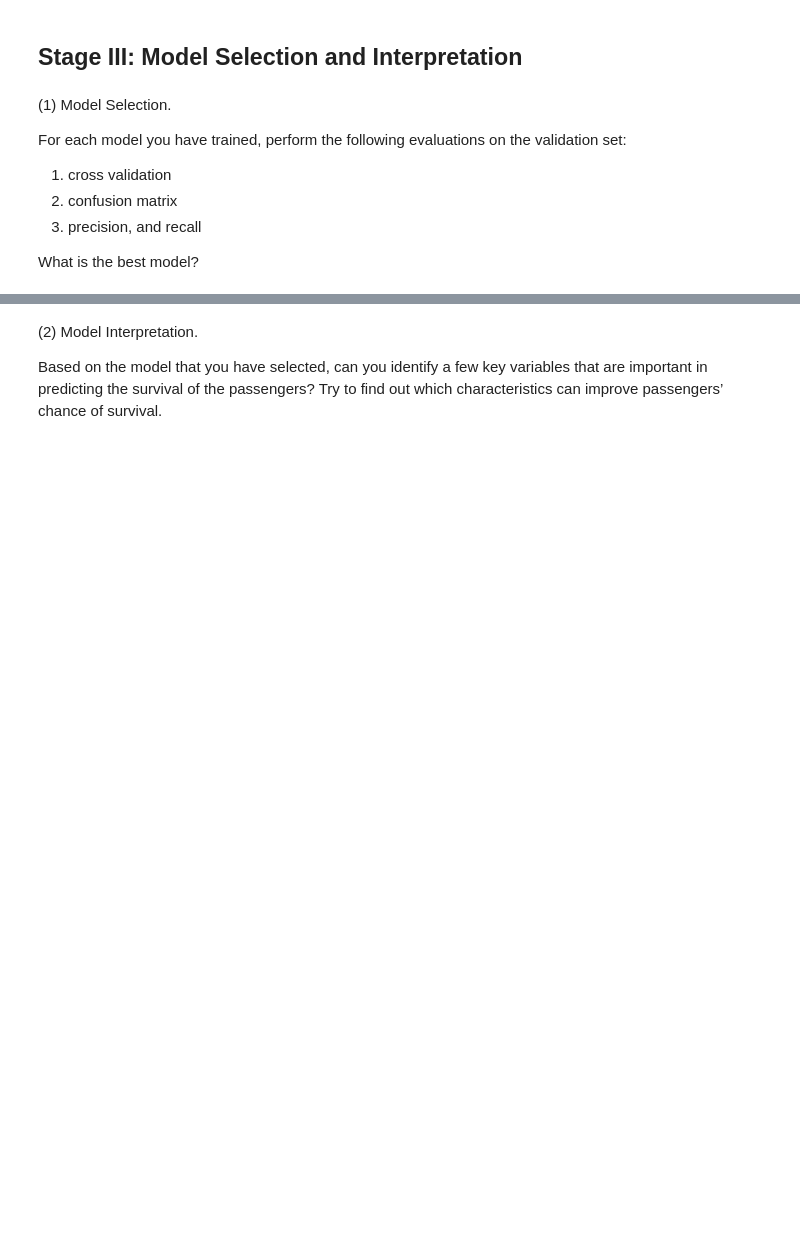
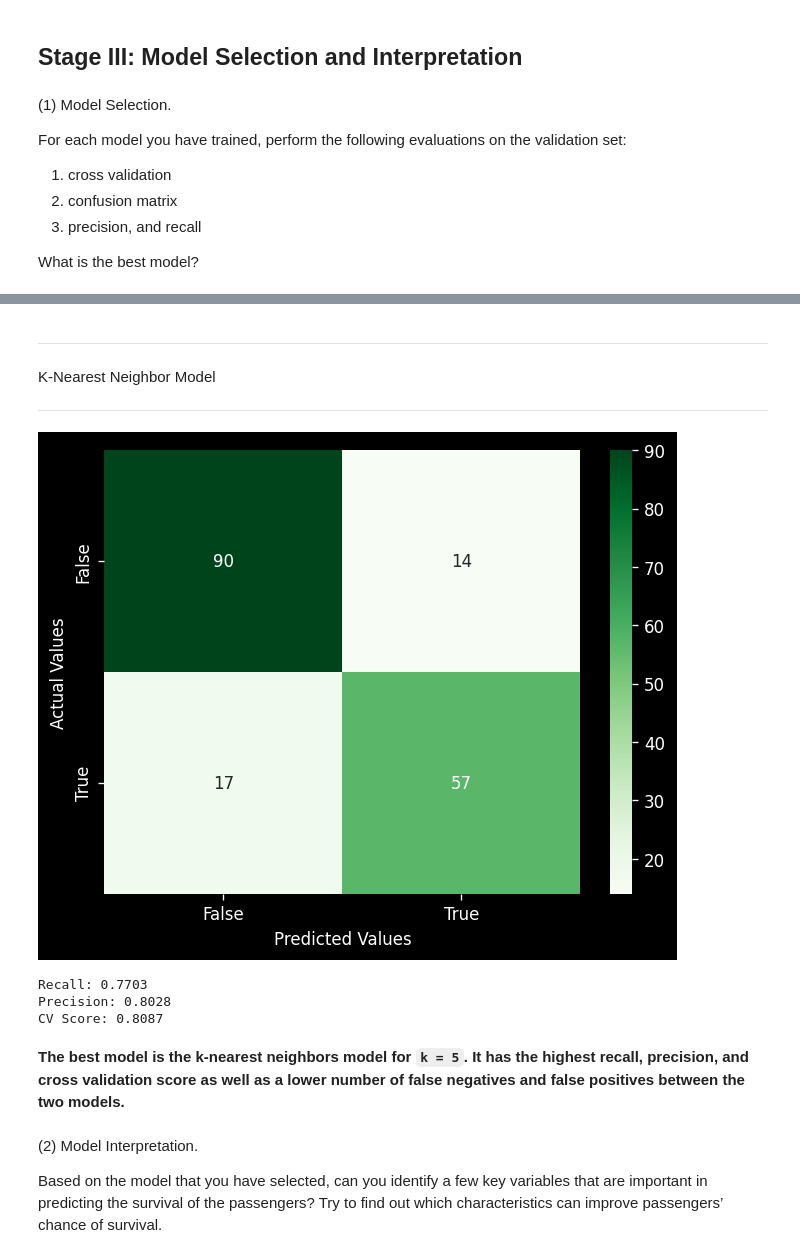
Before and after one commit to irisfield/cmp414, a Jupyter notebook: assignments/midterm.ipynb, the cells around one changed output, grey strips where cells are left out. Cells and saved outputs as stored; diff of their text form; code cells hidden in the pictures; blank space fills up the shorter version.

```diff
--- a/assignments/midterm.ipynb
+++ b/assignments/midterm.ipynb
@@ -328,0 +433,7 @@ So far, we have learned five models: linear regression, polynomial regression, l
+# %%
+# create three models using the best three k values
+knn_model = KNeighborsClassifier(n_neighbors = best_k)
+# %%
+# train the model using the best k values
+knn = KNeighborsClassifier(n_neighbors = best_k).fit(x_train, y_train)
+knn_predictions = knn.predict(x_test)
@@ -340,3 +488,18 @@ What is the best model?
+# %% [markdown]
+---
+K-Nearest Neighbor Model
+
+---
+# %%
+# validate the knn model
+validate_model(knn_model, x_train, y_train, y_test, knn_predictions)
+# %% [output]
+[figure, added]
+Recall: 0.7703
+Precision: 0.8028
+CV Score: 0.8087
+# %% [markdown]
+**The best model is the k-nearest neighbors model for `k = 5`. It has the highest recall, precision, and cross validation score as well as a lower number of false negatives and false positives between the two models.**
 # %% [markdown]
 (2) Model Interpretation.
 
```
Also changed, not shown: parts of 37 cells of this notebook.
